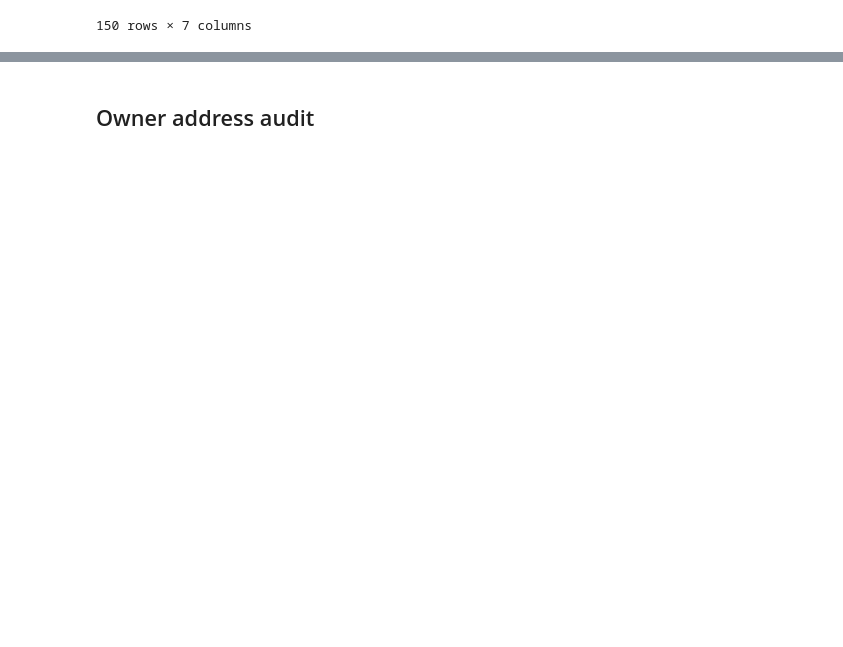
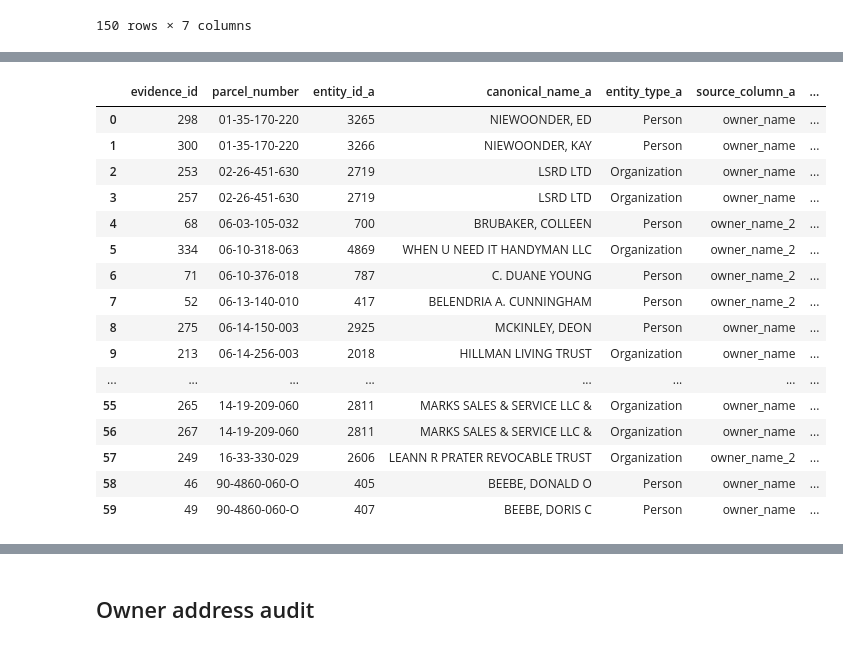
Before and after one commit to mattphinney-94/kzoo_county_project, a Jupyter notebook: Finalized_Entity_Table_Analysis.ipynb, the cells around one changed output, grey strips where cells are left out. Saved outputs shown, nothing was run; the diff lists cells and outputs as text; code cells hidden in the pictures; blank space fills up the shorter version.

Commit message:
Updated organization patterns.

```diff
--- a/Finalized_Entity_Table_Analysis.ipynb
+++ b/Finalized_Entity_Table_Analysis.ipynb
@@ -1598,0 +2132,63 @@ Stage 5C audit-to-production reconciliation passed.
+# %%
+owner_name_line_pairs = (
+    co_owner_source_audit[
+        (
+            (
+                co_owner_source_audit[
+                    "source_column_a"
+                ] == "owner_name"
+            )
+            &
+            (
+                co_owner_source_audit[
+                    "source_column_b"
+                ] == "owner_name_2"
+            )
+        )
+        |
+        (
+            (
+                co_owner_source_audit[
+                    "source_column_a"
+                ] == "owner_name_2"
+            )
+            &
+            (
+                co_owner_source_audit[
+                    "source_column_b"
+                ] == "owner_name"
+            )
+        )
+    ]
+    .copy()
+)
+
+print(
+    "SAME_PARCEL_CO_OWNER evidence rows:",
+    len(co_owner_source_audit)
+)
+
+print(
+    "Owner-name / owner-name-2 pairs:",
+    len(owner_name_line_pairs)
+)
+
+owner_name_line_pairs[
+    [
+        "evidence_id",
+        "parcel_number",
+
+        "entity_id_a",
+        "canonical_name_a",
+        "entity_type_a",
+        "source_column_a",
+        "source_entity_name_a",
+
+        "entity_id_b",
+        "canonical_name_b",
+        "entity_type_b",
+        "source_column_b",
+        "source_entity_name_b"
+    ]
+]
+# %% [output]
@@ -1598,0 +2197,17 @@ Stage 5C audit-to-production reconciliation passed.
+|  | evidence_id | parcel_number | entity_id_a | canonical_name_a | entity_type_a | source_column_a | ... |
+| 0 | 298 | 01-35-170-220 | 3265 | NIEWOONDER, ED | Person | owner_name | ... |
+| 1 | 300 | 01-35-170-220 | 3266 | NIEWOONDER, KAY | Person | owner_name | ... |
+| 2 | 253 | 02-26-451-630 | 2719 | LSRD LTD | Organization | owner_name | ... |
+| 3 | 257 | 02-26-451-630 | 2719 | LSRD LTD | Organization | owner_name | ... |
+| 4 | 68 | 06-03-105-032 | 700 | BRUBAKER, COLLEEN | Person | owner_name_2 | ... |
+| 5 | 334 | 06-10-318-063 | 4869 | WHEN U NEED IT HANDYMAN LLC | Organization | owner_name_2 | ... |
+| 6 | 71 | 06-10-376-018 | 787 | C. DUANE YOUNG | Person | owner_name_2 | ... |
+| 7 | 52 | 06-13-140-010 | 417 | BELENDRIA A. CUNNINGHAM | Person | owner_name_2 | ... |
+| 8 | 275 | 06-14-150-003 | 2925 | MCKINLEY, DEON | Person | owner_name | ... |
+| 9 | 213 | 06-14-256-003 | 2018 | HILLMAN LIVING TRUST | Organization | owner_name | ... |
+| ... | ... | ... | ... | ... | ... | ... | ... |
+| 55 | 265 | 14-19-209-060 | 2811 | MARKS SALES & SERVICE LLC & | Organization | owner_name | ... |
+| 56 | 267 | 14-19-209-060 | 2811 | MARKS SALES & SERVICE LLC & | Organization | owner_name | ... |
+| 57 | 249 | 16-33-330-029 | 2606 | LEANN R PRATER REVOCABLE TRUST | Organization | owner_name_2 | ... |
+| 58 | 46 | 90-4860-060-O | 405 | BEEBE, DONALD O | Person | owner_name | ... |
+| 59 | 49 | 90-4860-060-O | 407 | BEEBE, DORIS C | Person | owner_name | ... |
```
Also changed, not shown: parts of 124 cells of this notebook, 1 other file.
